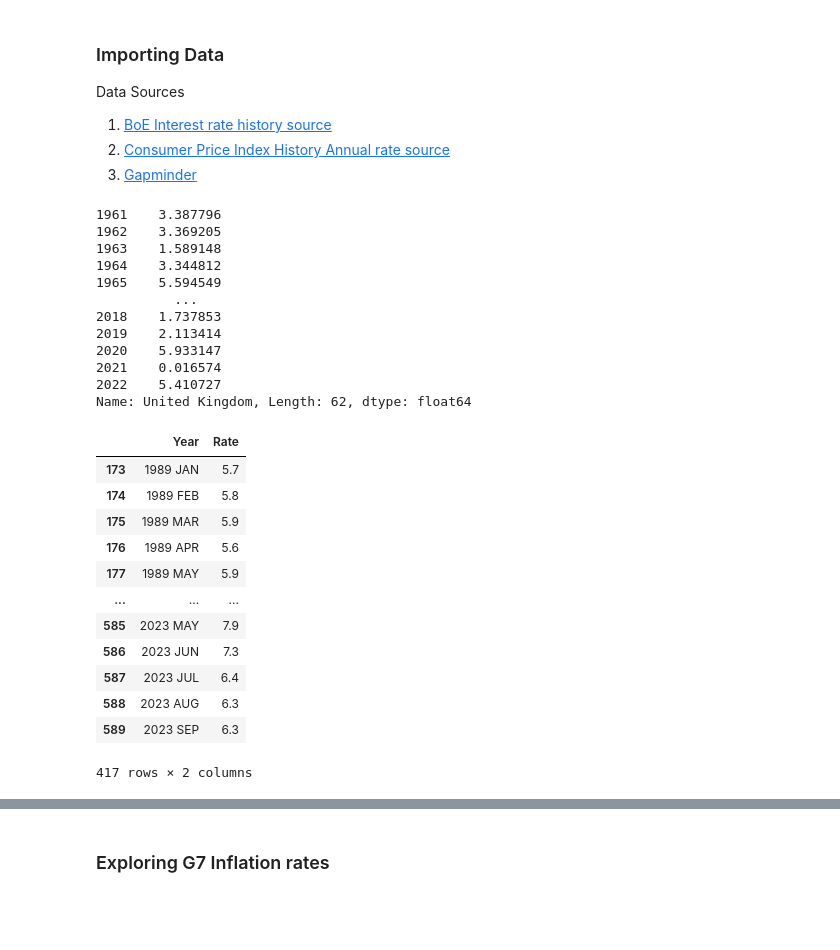
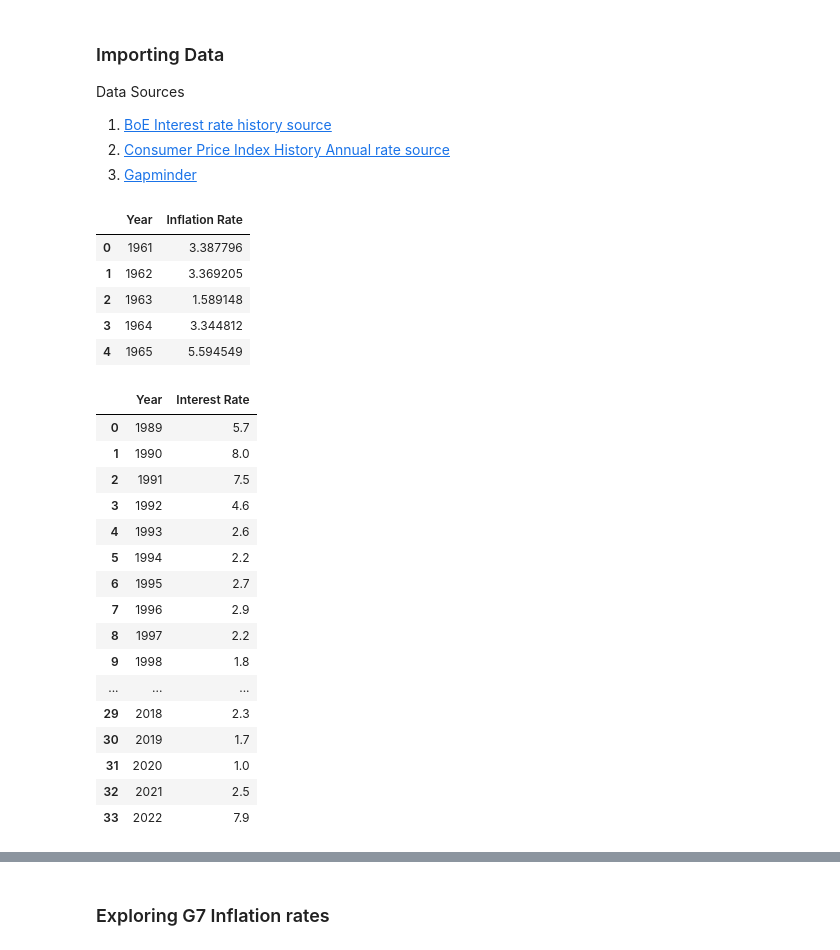
Before and after one commit to NeyasG/worldwide-inflation, a Jupyter notebook: analysis.ipynb, the cells around one changed output, grey strips where cells are left out. Saved outputs shown, nothing was run; the diff lists cells and outputs as text; code cells hidden in the pictures; blank space fills up the shorter version.

```diff
--- a/analysis.ipynb
+++ b/analysis.ipynb
@@ -27,45 +27,49 @@ g7_country_codes = ["USA", "GBR", "CAN", "FRA", "DEU", "ITA", "JPN"]
 gapminder_data = gapminder_data.loc[gapminder_data["Country Code"].isin(g7_country_codes)]
 gapminder_data.drop(["Unnamed: 67", "1960", "Indicator Code", "Indicator Name", "Country Code"], axis=1, inplace=True)
 gapminder_data.set_index("Country Name", inplace=True)
+
+# Transpose the data
 gapminder_data = gapminder_data.T
-gapminder_data["United Kingdom"]
+
+# Create UK only frame
+uk_inflation_yearly = gapminder_data["United Kingdom"].to_frame(name="Inflation Rate")
+uk_inflation_yearly.reset_index(names="Year", inplace=True)
+uk_inflation_yearly.head()
 # %% [output]
-1961    3.387796
-1962    3.369205
-1963    1.589148
-1964    3.344812
-1965    5.594549
-          ...
-2018    1.737853
-2019    2.113414
-2020    5.933147
-2021    0.016574
-2022    5.410727
-Name: United Kingdom, Length: 62, dtype: float64
+|  | Year | Inflation Rate |
+| 0 | 1961 | 3.387796 |
+| 1 | 1962 | 3.369205 |
+| 2 | 1963 | 1.589148 |
+| 3 | 1964 | 3.344812 |
+| 4 | 1965 | 5.594549 |
 # %%
 # Interest Base Rates
 
-uk_base_rates = pd.read_csv("data/CPIH_ANNUAL_RATE_00:ALL_ITEMS_2015=100.csv", header=7, names=["Year", "Rate"])
+uk_base_rates = pd.read_csv("data/CPIH_ANNUAL_RATE_00:ALL_ITEMS_2015=100.csv", header=7, names=["Year", "Interest Rate"])
 
 # Regex strings to match Year
 r1 = "[0-9]{4}$"
 r2 = "[0-9]{4}\s[Q]"
 r3 = ".{8}"
 uk_base_rates_yearly = uk_base_rates.loc[uk_base_rates["Year"].str.match(r1)]
 uk_base_rates_quarterly = uk_base_rates.loc[uk_base_rates["Year"].str.match(r2)]
 uk_base_rates_monthly = uk_base_rates.loc[uk_base_rates["Year"].str.match(r3)]
-uk_base_rates_monthly
+uk_base_rates_yearly
 # %% [output]
-|  | Year | Rate |
-| 173 | 1989 JAN | 5.7 |
-| 174 | 1989 FEB | 5.8 |
-| 175 | 1989 MAR | 5.9 |
-| 176 | 1989 APR | 5.6 |
-| 177 | 1989 MAY | 5.9 |
+|  | Year | Interest Rate |
+| 0 | 1989 | 5.7 |
+| 1 | 1990 | 8.0 |
+| 2 | 1991 | 7.5 |
+| 3 | 1992 | 4.6 |
+| 4 | 1993 | 2.6 |
+| 5 | 1994 | 2.2 |
+| 6 | 1995 | 2.7 |
+| 7 | 1996 | 2.9 |
+| 8 | 1997 | 2.2 |
+| 9 | 1998 | 1.8 |
 | ... | ... | ... |
-| 585 | 2023 MAY | 7.9 |
-| 586 | 2023 JUN | 7.3 |
-| 587 | 2023 JUL | 6.4 |
-| 588 | 2023 AUG | 6.3 |
-| 589 | 2023 SEP | 6.3 |
+| 29 | 2018 | 2.3 |
+| 30 | 2019 | 1.7 |
+| 31 | 2020 | 1.0 |
+| 32 | 2021 | 2.5 |
+| 33 | 2022 | 7.9 |
-417 rows × 2 columns
```
Also changed, not shown: parts of 3 cells of this notebook.
